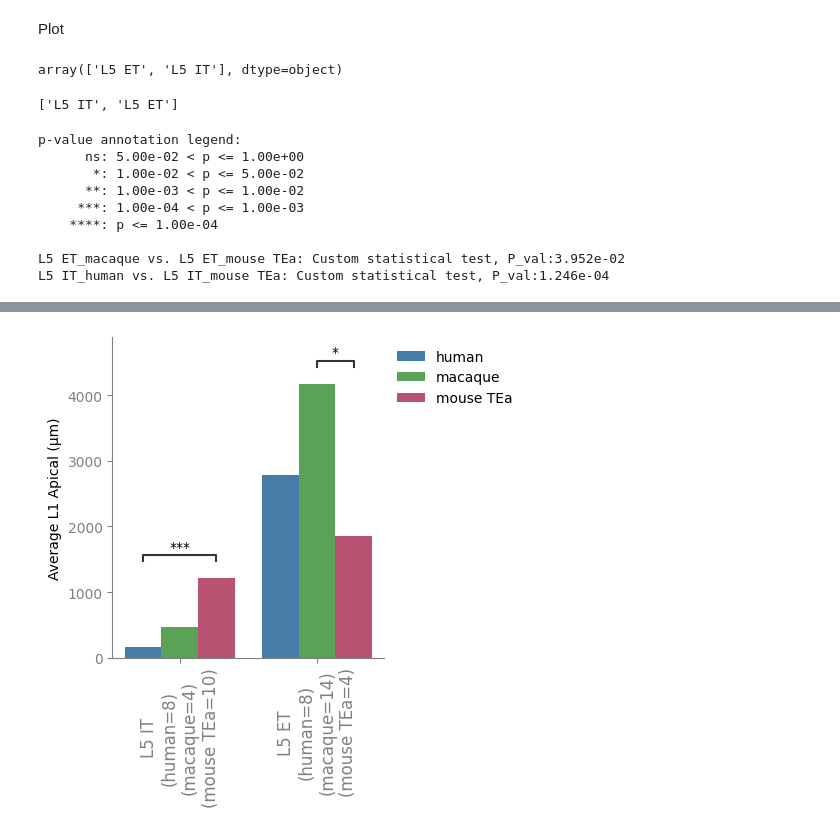
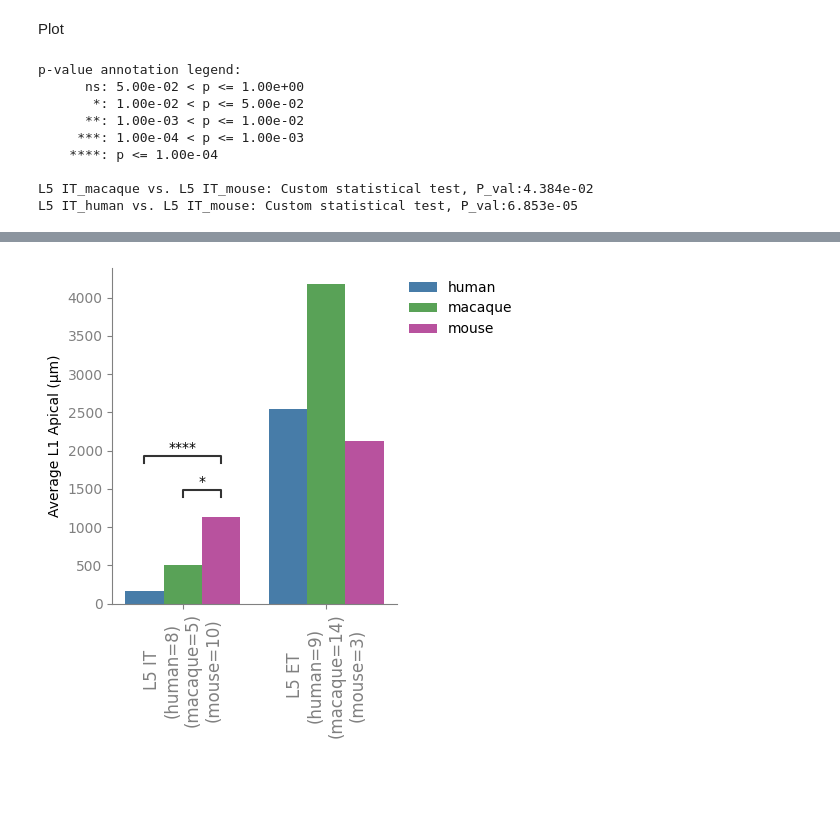
Before and after one commit to AllenInstitute/human_patchseq_excitatory, a Jupyter notebook: code/analysis/cross_species/3_apical_in_l1.ipynb, the cells around one changed output, grey strips where cells are left out. Saved outputs shown, nothing was run; the diff lists cells and outputs as text; code cells hidden in the pictures; blank space fills up the shorter version.

```diff
--- a/code/analysis/cross_species/3_apical_in_l1.ipynb
+++ b/code/analysis/cross_species/3_apical_in_l1.ipynb
@@ -32,7 +41,7 @@ DATA_ROOT = Path('/root/capsule/data')
 
 h_data_file =      DATA_ROOT / 'human' / 'morphology' / 'dendrite' / '20260712' / 'AlignedHistogram.csv'
 q_data_file =      DATA_ROOT / 'macaque' / 'morphology' / 'dendrite' / '20260722' / 'AlignedHistogram.csv'
-m_data_file =      DATA_ROOT / 'mouse' / 'morphology' / 'dendrite' / '20260826' / 'AlignedHistogram.csv'
+m_data_file =      DATA_ROOT / 'mouse' / 'morphology' / 'dendrite' / '20260826' / f'AlignedHistogram{dataset_type}.csv'
 
 macaque_average_layers_file =   DATA_ROOT / 'macaque' / 'average_cortical_layers' / '20250314' / 'macaque_average_layers.json'
 
@@ -384,0 +506,8 @@ else:
+# %%
+# Mark which cells have apical reaching L1 (use FULL unfiltered dataset)
+full_data_for_reach['reaches_l1'] = full_data_for_reach['apical_l1_sum_um'] > 0
+
+print(f"\nSubclass breakdown:")
+print(full_data_for_reach.groupby([subclass_col, 'species'])['reaches_l1'].value_counts().unstack(fill_value=0))
+
+full_data_for_reach
@@ -384,0 +663,15 @@ else:
+# %%
+# Format data for heatmap - use subclass_order based on species_type
+if species_type == 'primate':
+    keep_subclasses = ['L2/3 IT_superficial', 'L2/3 IT_deep', 'L5 IT', 'L5/6 NP', 'L5 ET']
+else:  # species
+    keep_subclasses = ['L5 IT', 'L5 ET']
+
+# Filter to subclasses that exist in the data
+keep_subclasses = [sc for sc in keep_subclasses if sc in summary_df.subclass.unique()]
+
+heatmap_df = summary_df[summary_df.subclass.isin(keep_subclasses)].pivot(
+    index='subclass', columns='species', values='percent_reaches_L1'
+)
+heatmap_df = heatmap_df.loc[keep_subclasses, species_order]  # order by subclass and species
+heatmap_df
@@ -405,23 +789,12 @@ keep_subclasses = ['L5 IT', 'L5 ET'] #['L2/3 IT_superficial', 'L2/3 IT_deep', 'L
 subclass_apical_l1_avg = subclass_apical_l1_avg[subclass_apical_l1_avg.subclass.isin(keep_subclasses)]
-# %%
-subclass_apical_l1_avg.subclass.unique()
-# %% [output]
-array(['L5 ET', 'L5 IT'], dtype=object)
-# %%
-
-keep_subclasses
-# %% [output]
-['L5 IT', 'L5 ET']
 # %%
 plot_stats = True
 
-fig_name = os.path.join(output_dir, "species_average_l1_apical_length.pdf")
+fig_name = os.path.join(OUT_DIR, f"{species_type}_average_l1_apical_length.pdf")
 if plot_stats:
     fig_name = fig_name.replace('.pdf', '_withStats.pdf')
-if include_mouse_vis:
-    fig_name = fig_name.replace('.pdf', '_withMouseVIS.pdf')
 
-fig, ax = plt.subplots(figsize=(5,5)) #8,5))
+fig, ax = plt.subplots(figsize=(8,5))
 sns.barplot(
     data=subclass_apical_l1_avg,
     x='subclass',
@@ -441,20 +814,13 @@ nobs = []
 for t in keep_subclasses:
     nh_df = data[(data['subclass'] == t) & (data['species'] == 'human')]
     nq_df = data[(data['subclass'] == t) & (data['species'] == 'macaque')]
-    nmt_df = data[(data['subclass'] == t) & (data['species'] == 'mouse TEa')]
-    if include_mouse_vis:
-        nmv_df = data[(data['subclass'] == t) & (data['species'] == 'mouse VIS')]
+    nm_df = data[(data['subclass'] == t) & (data['species'] == 'mouse')]
 
     nh = len(nh_df)
     nq = len(nq_df)
-    nmt = len(nmt_df)
-    if include_mouse_vis:
-        nmv = len(nmv_df)
+    nm = len(nm_df)
 
-    if include_mouse_vis:
-        nobs.append(f"{t}\n(human={nh})\n(macaque={nq})\n(mouse VIS={nmv})\n(mouse TEa={nmt})")
-    else:
-        nobs.append(f"{t}\n(human={nh})\n(macaque={nq})\n(mouse TEa={nmt})")
+    nobs.append(f"{t}\n(human={nh})\n(macaque={nq})\n(mouse={nm})")
 
 ax.set_xticklabels(nobs, rotation=0, ha='center', fontsize=12)
 
@@ -543,5 +909,5 @@ p-value annotation legend:
      ***: 1.00e-04 < p <= 1.00e-03
     ****: p <= 1.00e-04
 
-L5 ET_macaque vs. L5 ET_mouse TEa: Custom statistical test, P_val:3.952e-02
-L5 IT_human vs. L5 IT_mouse TEa: Custom statistical test, P_val:1.246e-04
+L5 IT_macaque vs. L5 IT_mouse: Custom statistical test, P_val:4.384e-02
+L5 IT_human vs. L5 IT_mouse: Custom statistical test, P_val:6.853e-05
@@ -548 +931 @@ L5 IT_human vs. L5 IT_mouse TEa: Custom statistical test, P_val:1.246e-04
-[figure, old version]
+[figure, new version]
```
Also changed, not shown: parts of 25 cells of this notebook, 2 other files.
